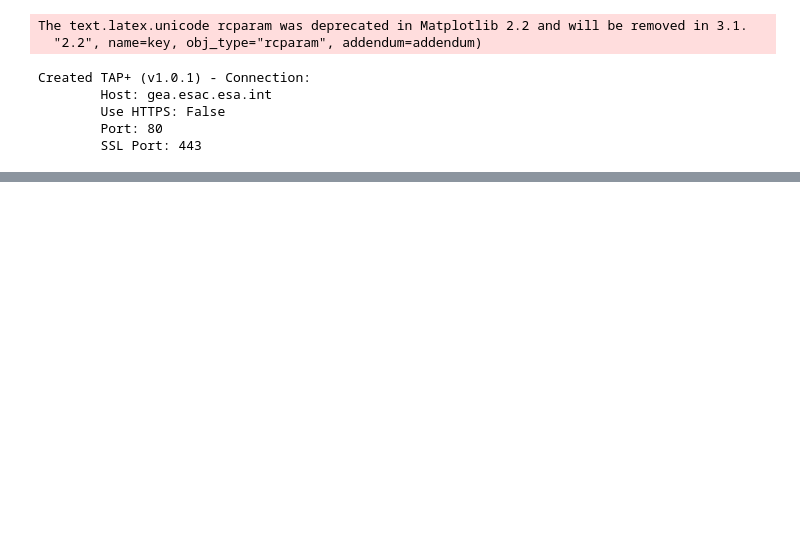
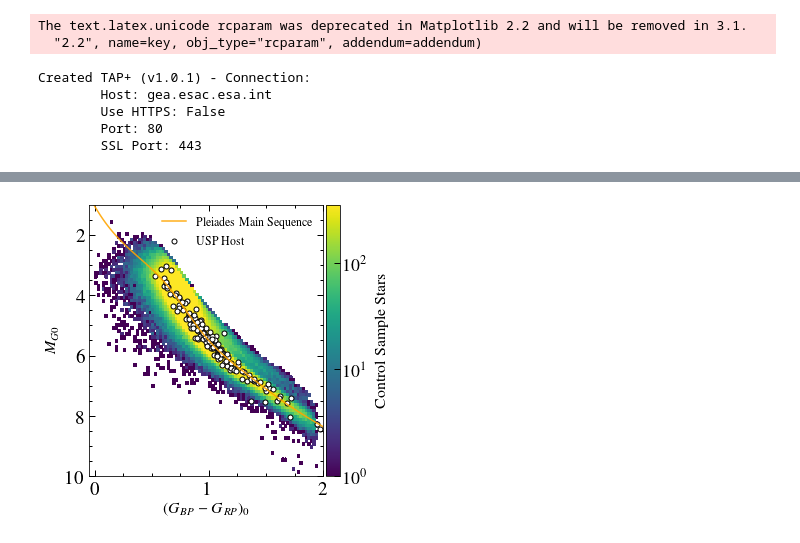
Before and after one commit to jacobhhamer/USP_Project, a Jupyter notebook: USP_Destruction_Paper.ipynb, the cells around one changed output, grey strips where cells are left out. Cells and saved outputs as stored; diff of their text form; code cells hidden in the pictures; blank space fills up the shorter version.

```diff
--- a/USP_Destruction_Paper.ipynb
+++ b/USP_Destruction_Paper.ipynb
@@ -807,0 +1087,47 @@ uspdev, uspcontroldevs, uspsamps=HJ_vs_control_dispersion_hist(usps_ms, gaiams,
+# %%
+font={'size':16}
+plt.rc('font',**font)
+bins = (np.linspace(0.0, 2.25, 100),
+        np.linspace(0, 10, 100))
+H,xe,ye=np.histogram2d(gaiams.bp_rp0,gaiams.M_G0,bins=bins)
+f,ax=plt.subplots(figsize=(5,5))
+c=plt.pcolormesh(xe,ye,H.T,cmap='viridis',norm=mpl.colors.LogNorm(vmin=1E0, vmax=350))
+plt.scatter(dr25_usps_ms.bp_rp0, dr25_usps_ms.M_G0, s=25, c='white',alpha=1, edgecolor='black', linewidth=1,label='USP Host')
+plt.ylim(10,1)
+plt.xlim(-0.05,2)
+tcks=([-0.1533484 , -0.1533484 , -0.1533484 , -0.1533484 ,  0.63099294,
+     0.96258741,  1.30771737,  1.71082406,  2.1444674 ,  2.4671927 ,
+     2.5106812 ,  2.57087331,  2.61055761,  2.64182287,  2.65866666,
+     2.66738897,  2.69233232,  2.70922952,  2.77087217,  2.82155137,
+     2.84336095,  2.8537417 ,  2.89164453,  2.919838  ,  2.95142656,
+     2.96471505,  2.98843198,  3.01530652,  3.04317003,  3.05686288,
+     3.07316022,  3.10154062,  3.12891012,  3.16318994,  3.21736532,
+     3.27362256,  3.3727818 ,  3.68525129,  3.68525129,  3.68525129,
+     3.68525129],[-0.1745295 ,  2.3230733 ,  2.54252414,  5.54631992,  6.59988118,
+     7.76297267,  8.59023705,  9.17519988,  9.65855025,  9.77533754,
+     9.90392849, 10.05051825, 10.13809934, 10.19273253, 10.21350097,
+    10.24293815, 10.38722777, 10.6498557 , 10.67855244, 10.68741252,
+    10.71899853, 10.92565851, 10.97186376, 11.00763527, 11.08921082,
+    11.27865818, 11.34078682, 11.34813415, 11.35886986, 11.42840745,
+    11.55213609, 11.6855607 , 11.71061756, 12.12229352, 12.26016258,
+    12.22448534, 12.8920296 ,  0.        ,  0.        ,  0.        ,
+     0.        ],3)
+spl2=UnivariateSpline._from_tck(tcks)
+plt.plot(np.linspace(-0.05,2,100), spl2(np.linspace(-0.05,2,100)), label='Pleiades Main Sequence', c='orange', alpha=0.9)
+plt.xlabel('$(G_{BP}-G_{RP})_0$')#, fontsize=34, weight='bold')
+plt.ylabel('$M_{G0}$')#, fontsize=34, weight='bold')
+plt.legend(fontsize=12, frameon=False)
+ax.tick_params(direction='out')
+ax.yaxis.set_tick_params(direction='in')
+ax.xaxis.set_tick_params(direction='in')
+cb=plt.colorbar(c,pad=0.01)
+cb.set_label(label='Control Sample Stars')#,size=34, weight='bold')
+cb.ax.minorticks_off()
+cb.ax.tick_params(labelsize=18)
+ax.xaxis.set_minor_locator(AutoMinorLocator(4))
+ax.yaxis.set_minor_locator(AutoMinorLocator(4))
+ax.tick_params(top=True, left=True, right=True, bottom=True, which='both')
+plt.savefig('PaperPlots/dr25usp_gaiams_HR.pdf',bbox_inches='tight', pad_inches=0)
+plt.savefig('PaperPlots/dr25usp_gaiams_HR.png',bbox_inches='tight', pad_inches=0, dpi=300)
+# %% [output]
+[figure, added]
```
Also changed, not shown: parts of 31 cells of this notebook, 30 other files.
